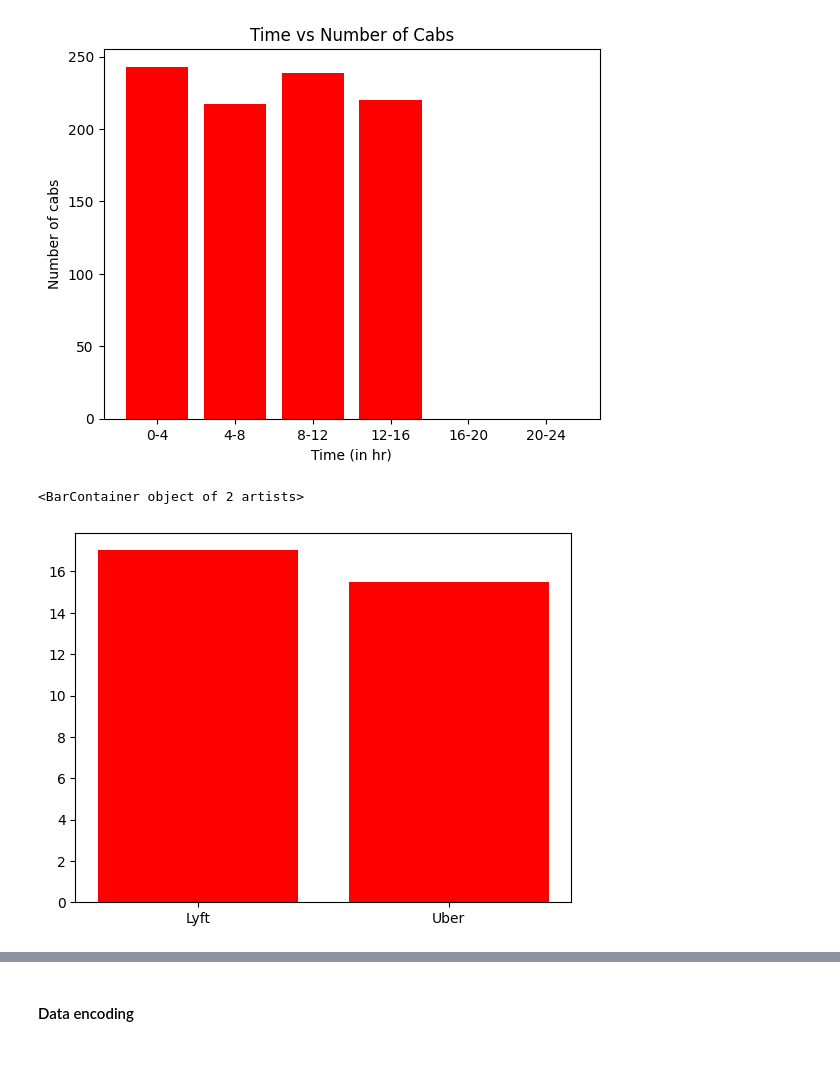
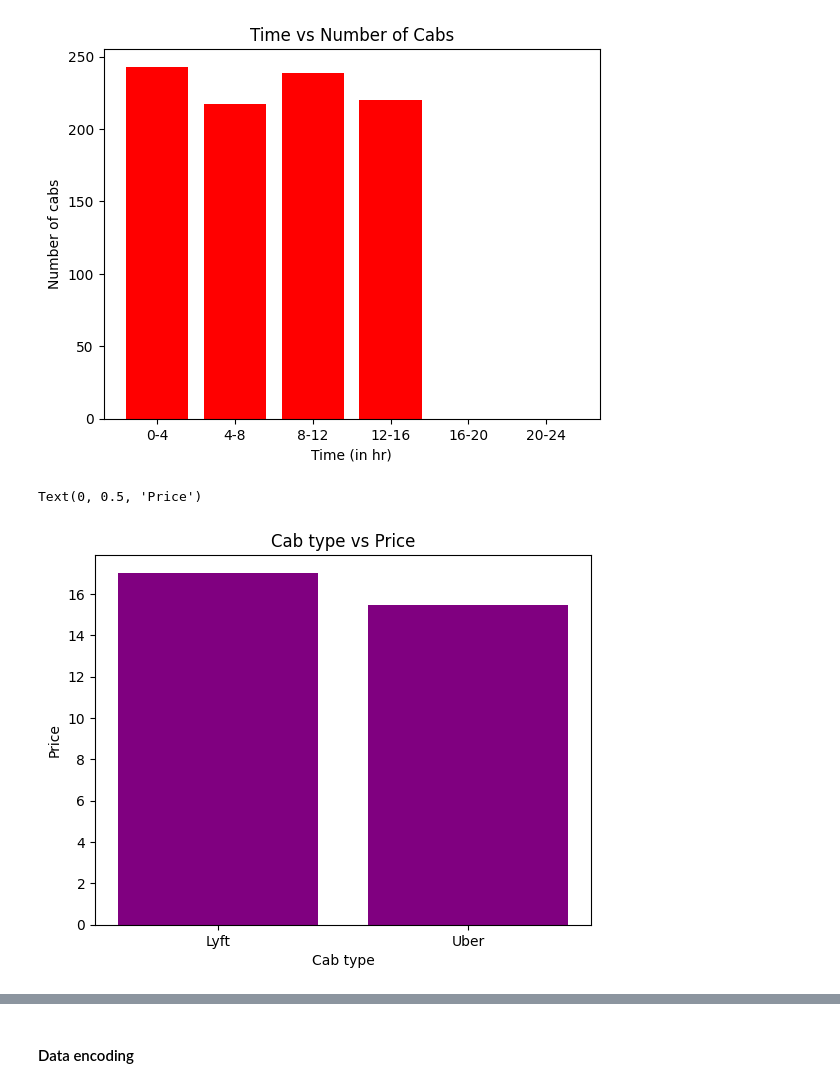
Before and after one commit to itsHarinderjit/Cab-Data-Analysis, a Jupyter notebook: Harinderjit_102017151.ipynb, the cells around one changed output, grey strips where cells are left out. Cells and saved outputs as stored; diff of their text form; code cells hidden in the pictures; blank space fills up the shorter version.

Commit message:
Few graphs added

```diff
--- a/Harinderjit_102017151.ipynb
+++ b/Harinderjit_102017151.ipynb
@@ -173,11 +173,14 @@ Text(0, 0.5, 'Number of cabs')
 # %%
 ## cab type vs price
 lst = df['cab_type'].unique()
 avg_price = []
 for data in lst :
     new_df = df[df.cab_type == data]
     avg_price += [new_df['price'].mean()]
-plt.bar(lst,avg_price,color = "red")
+plt.bar(lst,avg_price,color = "purple")
+plt.title("Cab type vs Price")
+plt.xlabel("Cab type")
+plt.ylabel("Price")
 # %% [output]
-<BarContainer object of 2 artists>
+Text(0, 0.5, 'Price')
-[figure, old version]
+[figure, new version]
```
Also changed, not shown: parts of 4 cells of this notebook.
